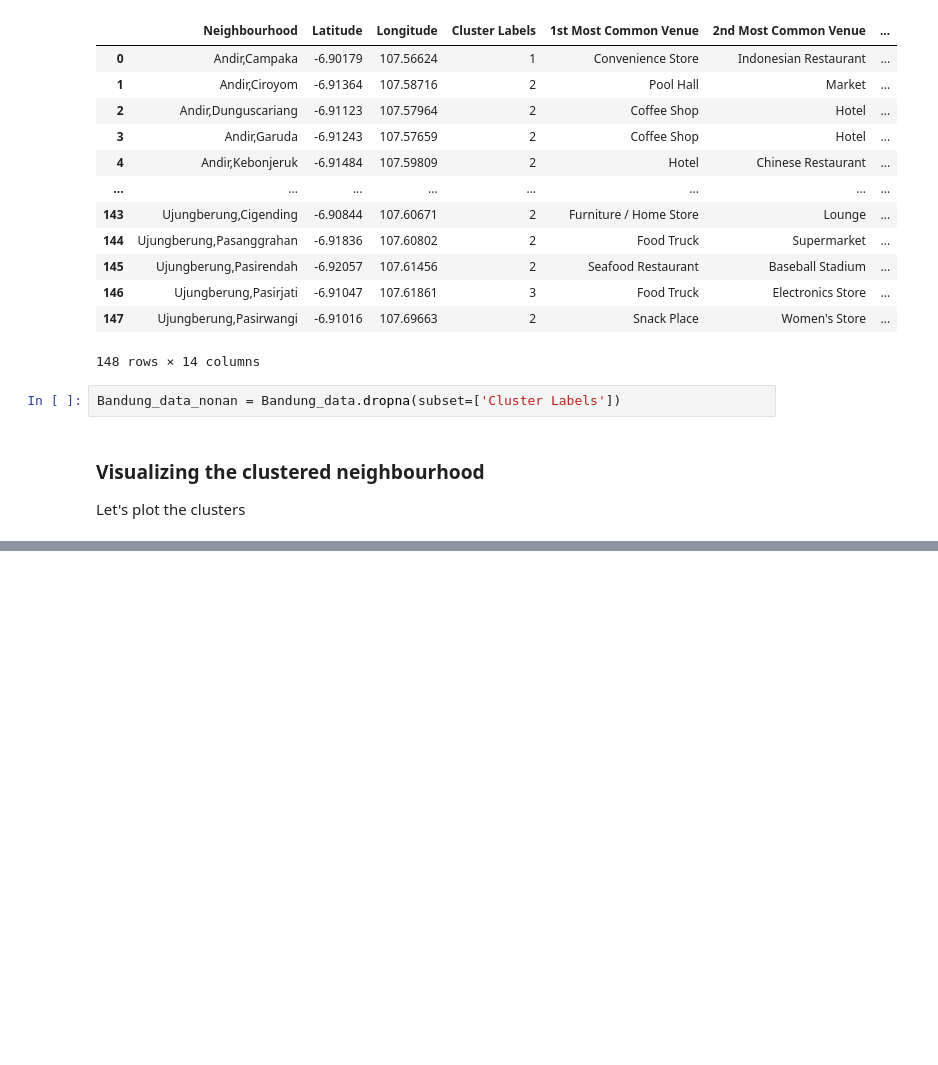
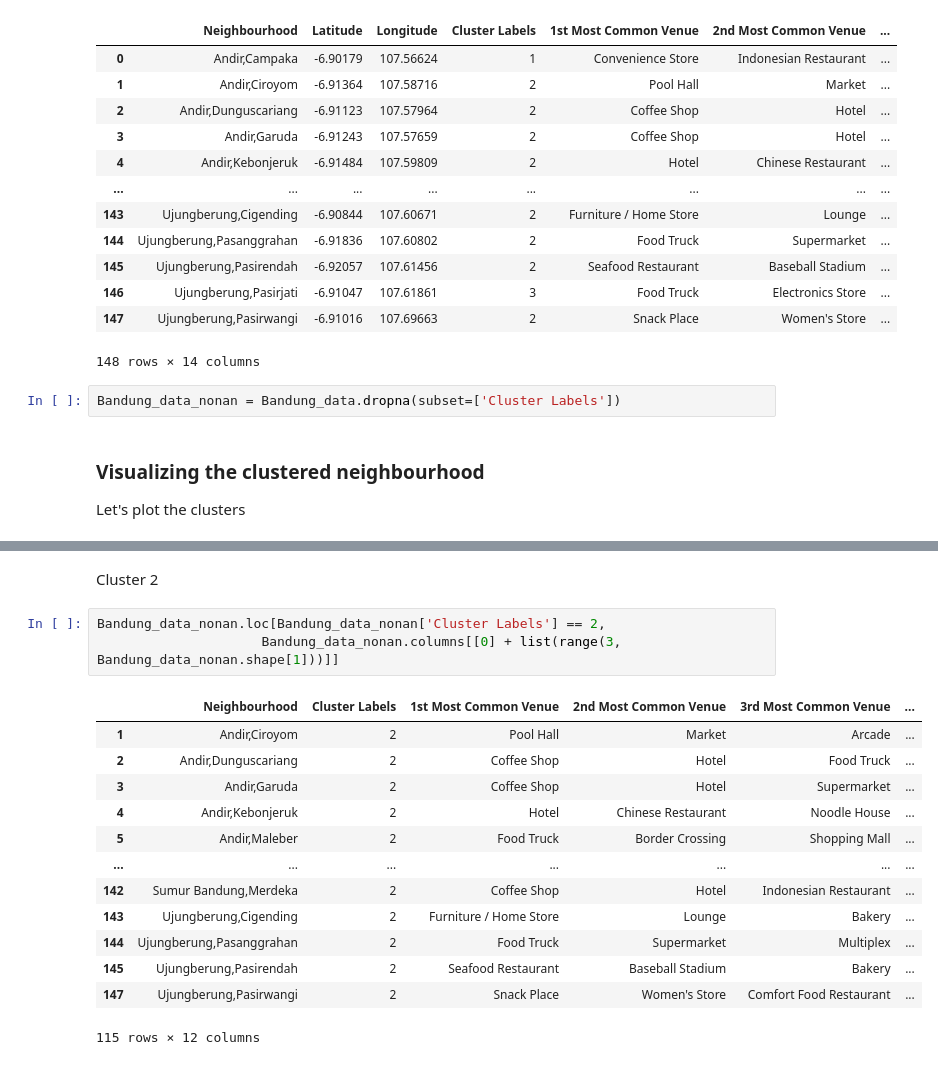
Before and after one commit to ajisumbaga7/Clustering-Kelurahan-Bandung-VS-Surabaya, a Jupyter notebook: BdgSby.ipynb, the cells around one changed output, grey strips where cells are left out. Saved outputs shown, nothing was run; the diff lists cells and outputs as text; blank space fills up the shorter version.

```diff
--- a/BdgSby.ipynb
+++ b/BdgSby.ipynb
@@ -574,0 +619,19 @@ map_clusters_Bandung
+# %% [markdown]
+Cluster 2
+# %%
+Bandung_data_nonan.loc[Bandung_data_nonan['Cluster Labels'] == 2,
+                     Bandung_data_nonan.columns[[0] + list(range(3, Bandung_data_nonan.shape[1]))]]
+# %% [output]
+|  | Neighbourhood | Cluster Labels | 1st Most Common Venue | 2nd Most Common Venue | 3rd Most Common Venue | ... |
+| 1 | Andir,Ciroyom | 2 | Pool Hall | Market | Arcade | ... |
+| 2 | Andir,Dunguscariang | 2 | Coffee Shop | Hotel | Food Truck | ... |
+| 3 | Andir,Garuda | 2 | Coffee Shop | Hotel | Supermarket | ... |
+| 4 | Andir,Kebonjeruk | 2 | Hotel | Chinese Restaurant | Noodle House | ... |
+| 5 | Andir,Maleber | 2 | Food Truck | Border Crossing | Shopping Mall | ... |
+| ... | ... | ... | ... | ... | ... | ... |
+| 142 | Sumur Bandung,Merdeka | 2 | Coffee Shop | Hotel | Indonesian Restaurant | ... |
+| 143 | Ujungberung,Cigending | 2 | Furniture / Home Store | Lounge | Bakery | ... |
+| 144 | Ujungberung,Pasanggrahan | 2 | Food Truck | Supermarket | Multiplex | ... |
+| 145 | Ujungberung,Pasirendah | 2 | Seafood Restaurant | Baseball Stadium | Bakery | ... |
+| 147 | Ujungberung,Pasirwangi | 2 | Snack Place | Women's Store | Comfort Food Restaurant | ... |
+115 rows × 12 columns
```
Also changed, not shown: parts of 25 cells of this notebook.
